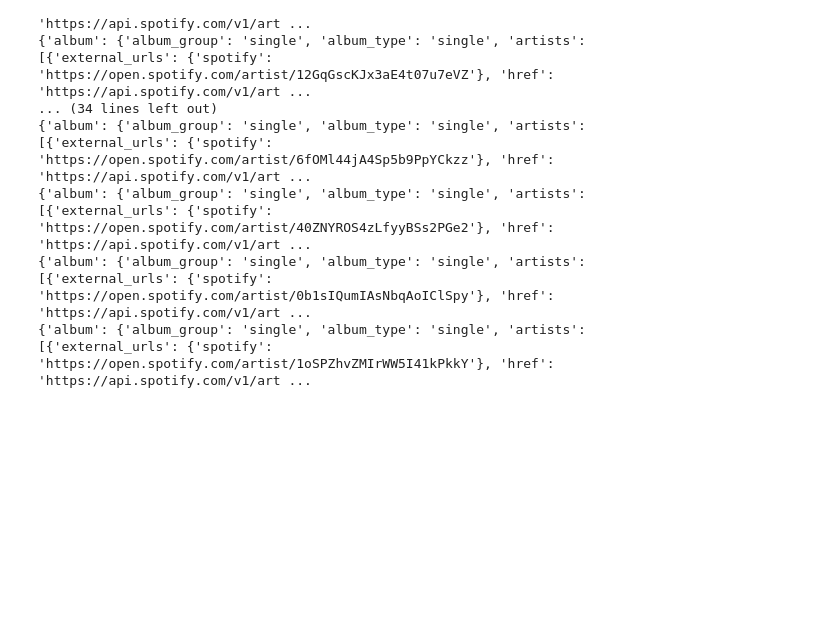
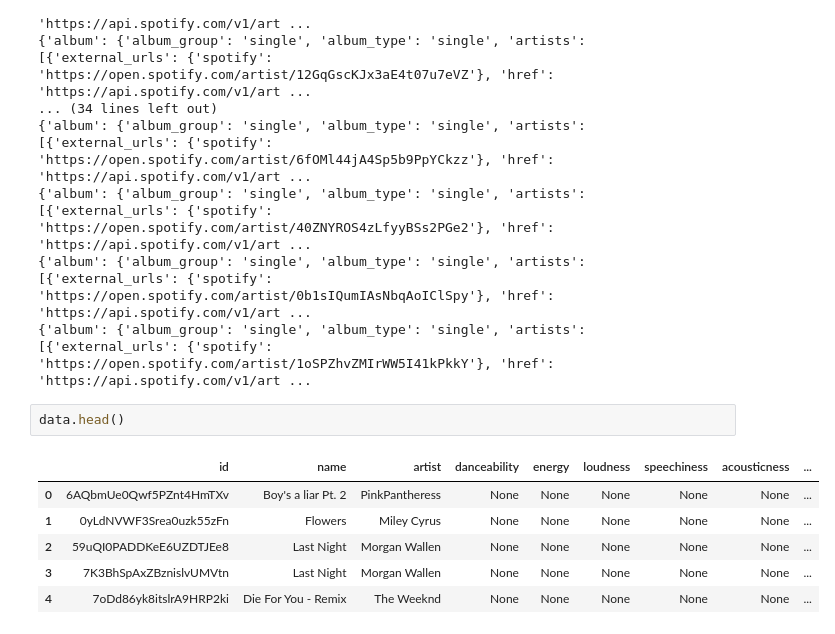
Before and after one commit to nicholasaxl/spotipyanalysis, a Jupyter notebook: spotify.ipynb, the cells around one changed output. Drawn from its saved outputs; the diff is of its cells as text; blank space fills up the shorter version.

```diff
--- a/spotify.ipynb
+++ b/spotify.ipynb
@@ -87,3 +69,12 @@ data = pd.DataFrame(tracks23)
 {'album': {'album_group': 'single', 'album_type': 'single', 'artists': [{'external_urls': {'spotify': 'https://open.spotify.com/artist/40ZNYROS4zLfyyBSs2PGe2'}, 'href': 'https://api.spotify.com/v1/art ...
 {'album': {'album_group': 'single', 'album_type': 'single', 'artists': [{'external_urls': {'spotify': 'https://open.spotify.com/artist/0b1sIQumIAsNbqAoIClSpy'}, 'href': 'https://api.spotify.com/v1/art ...
 {'album': {'album_group': 'single', 'album_type': 'single', 'artists': [{'external_urls': {'spotify': 'https://open.spotify.com/artist/1oSPZhvZMIrWW5I41kPkkY'}, 'href': 'https://api.spotify.com/v1/art ...
+# %%
+data.head()
+# %% [output]
+|  | id | name | artist | danceability | energy | loudness | speechiness | acousticness | ... |
+| 0 | 6AQbmUe0Qwf5PZnt4HmTXv | Boy's a liar Pt. 2 | PinkPantheress | None | None | None | None | None | ... |
+| 1 | 0yLdNVWF3Srea0uzk55zFn | Flowers | Miley Cyrus | None | None | None | None | None | ... |
+| 2 | 59uQI0PADDKeE6UZDTJEe8 | Last Night | Morgan Wallen | None | None | None | None | None | ... |
+| 3 | 7K3BhSpAxZBznislvUMVtn | Last Night | Morgan Wallen | None | None | None | None | None | ... |
+| 4 | 7oDd86yk8itslrA9HRP2ki | Die For You - Remix | The Weeknd | None | None | None | None | None | ... |
```
Also changed, not shown: parts of 4 cells of this notebook.
